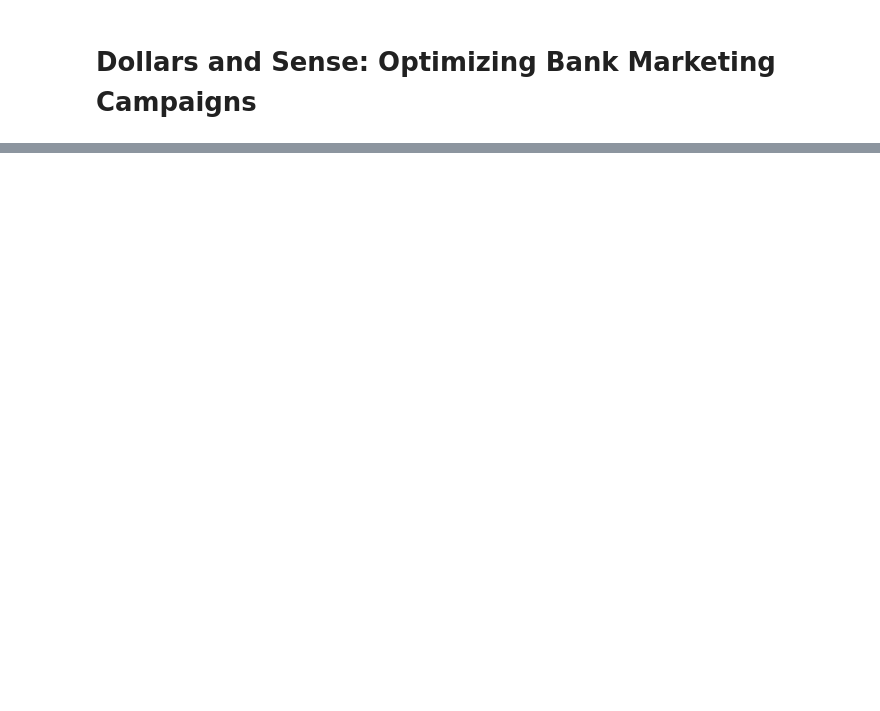
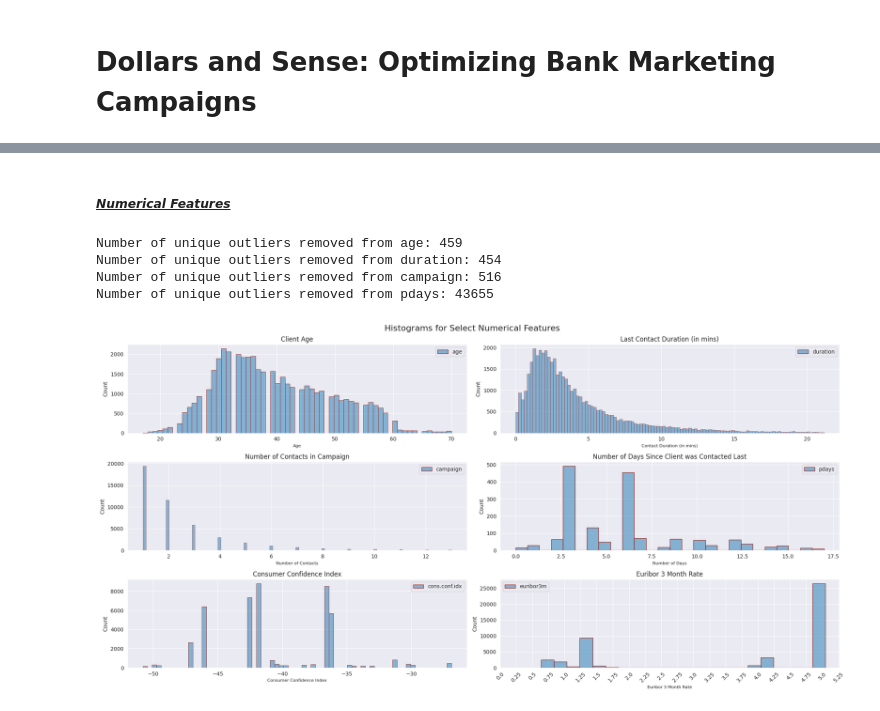
Before and after one commit to mooreaz92/bank_campaign_optimizer, a Jupyter notebook: !draft_deliverable.ipynb, the cells around one changed output, grey strips where cells are left out. Saved outputs shown, nothing was run; the diff lists cells and outputs as text; code cells hidden in the pictures; blank space fills up the shorter version.

```diff
--- a/!draft_deliverable.ipynb
+++ b/!draft_deliverable.ipynb
@@ -37,0 +220,62 @@ The project has the following objectives:
+# %% [markdown]
+##### <ins>*Numerical Features*</ins>
+# %%
+### Making a copy of the dataframe and removing 999's from the pdays column (as this is meant to be a null value per the dataset documentation)
+
+df_copy = df.copy()
+df_copy['pdays'] = df_copy['pdays'].replace(999, np.nan)
+
+### Creating a new dataframe for each numerical feature and removing outliers
+
+age_df = df_copy[['age']]
+duration_df = df_copy[['duration']] / 60
+campaign_df = df_copy[['campaign']]
+pdays_df = df_copy[['pdays']]
+con_conf_df = df_copy[['cons.conf.idx']]
+euribor3m_df = df_copy[['euribor3m']]
+age_df = age_df[age_df['age'] < age_df['age'].quantile(0.99)]
+duration_df = duration_df[duration_df['duration'] < duration_df['duration'].quantile(0.99)]
+campaign_df = campaign_df[campaign_df['campaign'] < campaign_df['campaign'].quantile(0.99)]
+pdays_df = pdays_df[pdays_df['pdays'] < pdays_df['pdays'].quantile(0.99)]
+
+
+### Printing out the number of unique records that have been removed
+
+print('Number of unique outliers removed from age: {}'.format(df_copy.shape[0] - age_df.shape[0]))
+print('Number of unique outliers removed from duration: {}'.format(df_copy.shape[0] - duration_df.shape[0]))
+print('Number of unique outliers removed from campaign: {}'.format(df_copy.shape[0] - campaign_df.shape[0]))
+print('Number of unique outliers removed from pdays: {}'.format(df_copy.shape[0] - pdays_df.shape[0]))
+
+### Creating histograms for each numerical feature and labeling each x axis, and making the euromibor3m x axis more detailed
+
+fig, ax = plt.subplots(3, 2, figsize=(20, 10))
+sns.set_style('darkgrid')
+fig.suptitle('Histograms for Select Numerical Features', fontsize=16)
+sns.histplot(age_df, ax=ax[0, 0], color='#e74c3c', edgecolor='#992d22')
+sns.histplot(duration_df, ax=ax[0, 1], color='#e74c3c', edgecolor='#992d22')
+sns.histplot(campaign_df, ax=ax[1, 0], color='#e74c3c', edgecolor='#992d22')
+sns.histplot(pdays_df, ax=ax[1, 1], color='#e74c3c', edgecolor='#992d22')
+sns.histplot(con_conf_df, ax=ax[2, 0], color='#e74c3c', edgecolor='#992d22')
+sns.histplot(euribor3m_df, ax=ax[2, 1], color='#e74c3c', edgecolor='#992d22')
+ax[0, 0].set_xlabel('Age', fontsize=8)
+ax[0, 1].set_xlabel('Contact Duration (in mins)', fontsize=8)
+ax[1, 0].set_xlabel('Number of Contacts', fontsize=8)
+ax[1, 1].set_xlabel('Number of Days', fontsize=8)
+ax[2, 0].set_xlabel('Consumer Confidence Index', fontsize=8)
+ax[2, 1].set_xlabel('Euribor 3 Month Rate', fontsize=8)
+ax[0, 0].set_title('Client Age', fontsize=12)
+ax[0, 1].set_title('Last Contact Duration (in mins)', fontsize=12)
+ax[1, 0].set_title('Number of Contacts in Campaign', fontsize=12)
+ax[1, 1].set_title('Number of Days Since Client was Contacted Last', fontsize=12)
+ax[2, 0].set_title('Consumer Confidence Index', fontsize=12)
+ax[2, 1].set_title('Euribor 3 Month Rate', fontsize=12)
+ax[2, 1].set_xticks(np.arange(0, 5.5, 0.25))
+ax[2, 1].set_xticklabels(np.arange(0, 5.5, 0.25), rotation=45)
+plt.tight_layout()
+plt.show()
+# %% [output]
+Number of unique outliers removed from age: 459
+Number of unique outliers removed from duration: 454
+Number of unique outliers removed from campaign: 516
+Number of unique outliers removed from pdays: 43655
+[figure, added]
```
Also changed, not shown: parts of 38 cells of this notebook, 8 other files.
